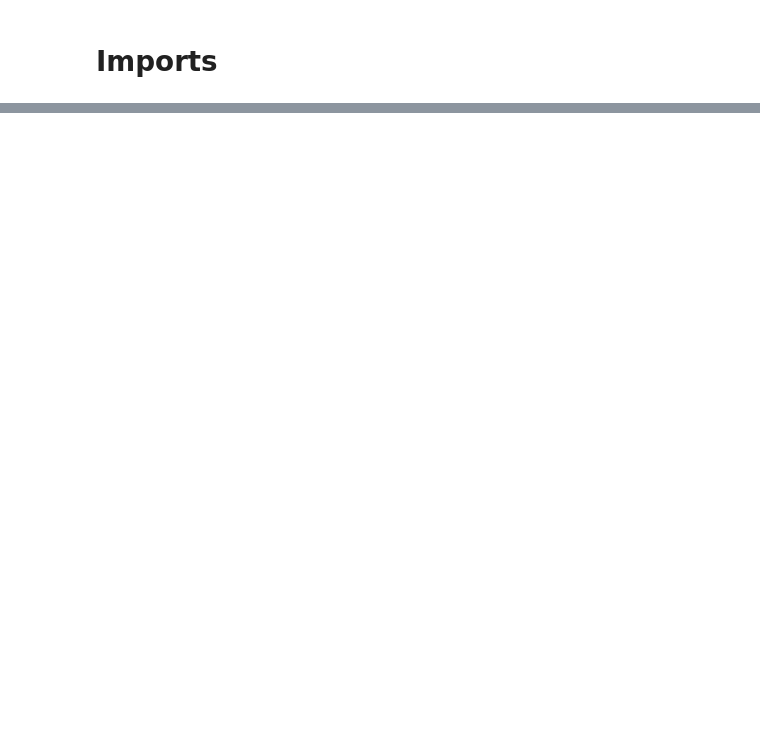
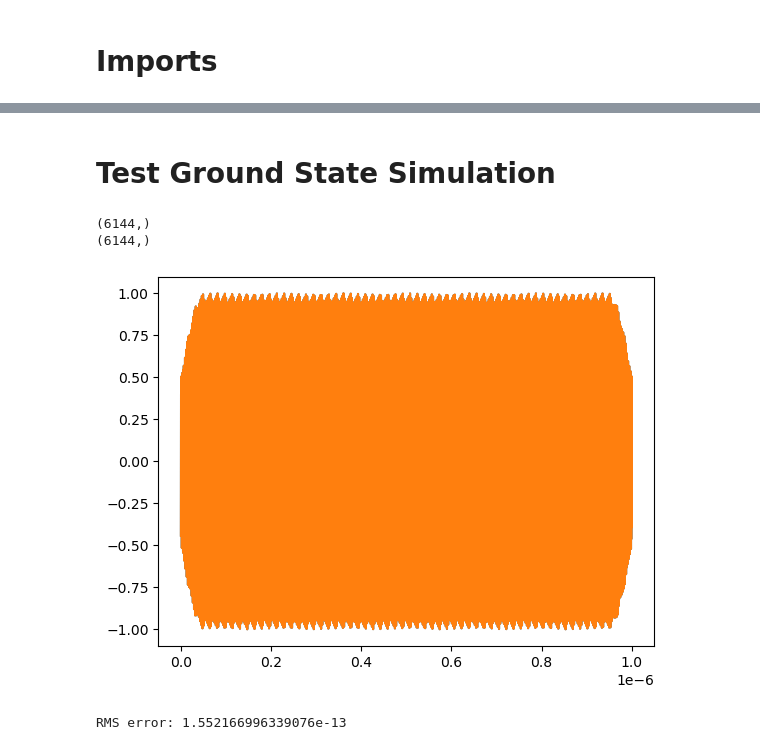
Before and after one commit to Sephiram591/qcontrol, a Jupyter notebook: src/qcontrol/snv120/testing.ipynb, the cells around one changed output, grey strips where cells are left out. Drawn from its saved outputs; the diff is of its cells as text; code cells hidden in the pictures; blank space fills up the shorter version.

```diff
--- a/src/qcontrol/snv120/testing.ipynb
+++ b/src/qcontrol/snv120/testing.ipynb
@@ -976,0 +193,65 @@ W0602 17:21:52.397415 1977084 hlo_rematerialization.cc:3233] Can't reduce memory
+# %% [markdown]
+# Test Ground State Simulation
+# %%
+# -------------------------------------------------------------------------
+# Example
+# -------------------------------------------------------------------------
+idx = 0
+pulse = AnalogPulse(
+    length=1e-6,
+    apodization=Apodization.COSINE,
+    apodization_length=1e-7,
+    padding_length=0,
+    shift=0,
+    amplitude=1,
+    frequency=dist.get_emr_freqs(idx=idx)[0]*1e9,
+    frequency_chirp=0,
+    shape=Shape.TRIANGLE,
+    S21_correct=True,
+    w_3db=2e9,
+    phase_offset=np.nan,
+    name="",
+)
+
+# A zero-duration pulse cannot generate its own useful time grid, so supply
+# the desired observation window explicitly.
+tau = make_analog_pulse_time_array(pulse, 1/6.144e9, at_time=pulse.length/2)
+
+waveform, envelope, returned_tau = synthesize_analog_pulse(
+    pulse=pulse,
+    tau=tau,
+    at_time=pulse.length/2,
+    all_info=True,
+    dphase=0.0,
+)
+true_waveform, true_envelope, true_tau = pulse.synthesize(tau, at_time=pulse.length/2, dphase=0.0, all_info=True)
+print(waveform.shape)
+print(true_waveform.shape)
+plt.plot(tau, waveform)
+plt.plot(true_tau, true_waveform)
+plt.show()
+print("RMS error:", np.sqrt(np.mean((waveform - true_waveform)**2)))
+assert np.all(np.isclose(waveform, true_waveform))
+assert np.all(np.isclose(envelope, true_envelope))
+assert np.all(np.isclose(tau, true_tau))
+
+stacked_pulses = stack_waveforms([pulse, pulse])
+# Use argument order, pass as positional arguments
+stacked_waveforms, stacked_envelope, stacked_tau = jax.vmap(
+    synthesize_analog_pulse,
+    in_axes=(0, None, None, None, None)
+)(
+    stacked_pulses, tau, pulse.length/2, True, 0.0
+)
+
+assert np.all(np.isclose(stacked_waveforms[0], true_waveform))
+assert np.all(np.isclose(stacked_envelope[0], true_envelope))
+assert np.all(np.isclose(stacked_tau[0], true_tau))
+assert np.all(np.isclose(stacked_waveforms[1], true_waveform))
+assert np.all(np.isclose(stacked_envelope[1], true_envelope))
+assert np.all(np.isclose(stacked_tau[1], true_tau))
+# %% [output]
+(6144,)
+(6144,)
+[figure, added]
+RMS error: 1.552166996339076e-13
```
Also changed, not shown: parts of 52 cells of this notebook, 25 other files.
